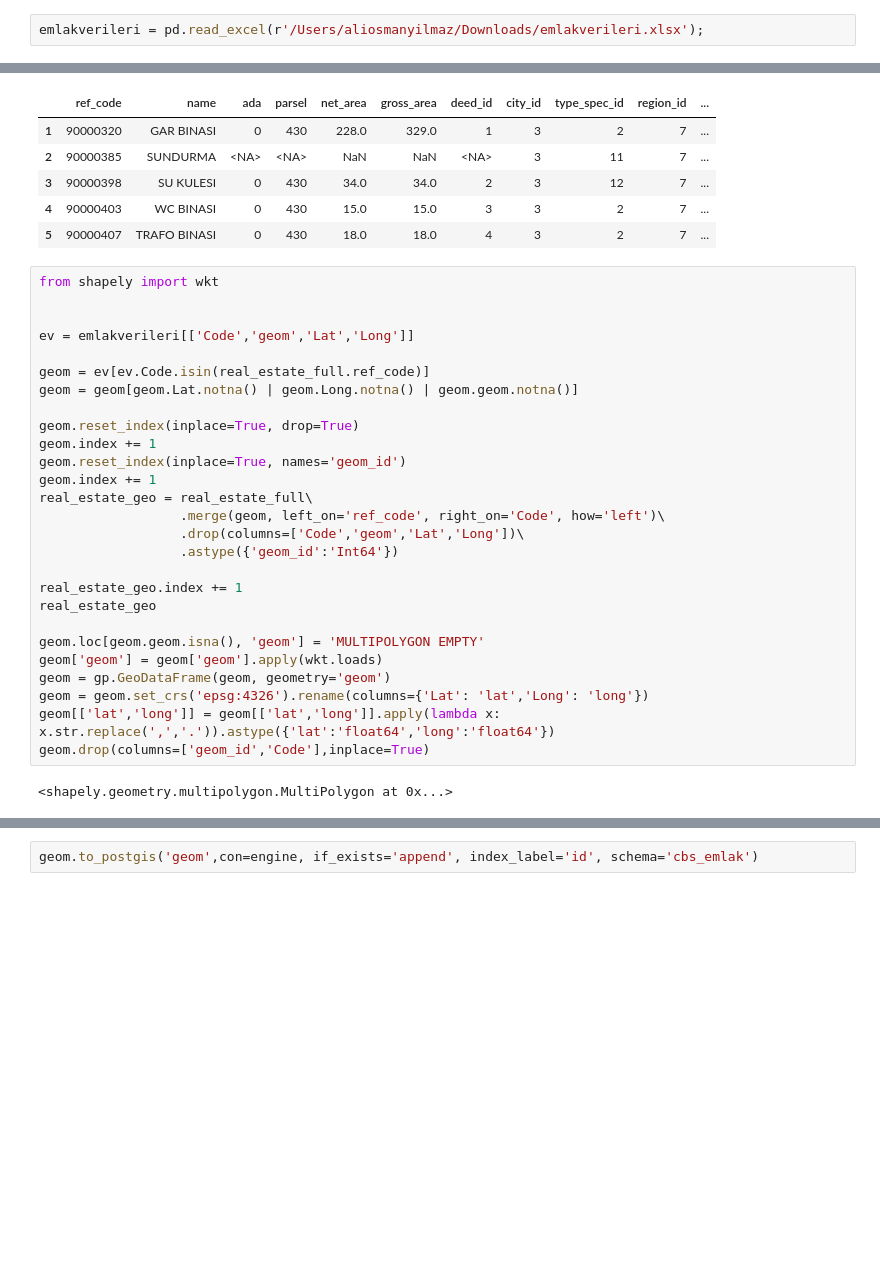
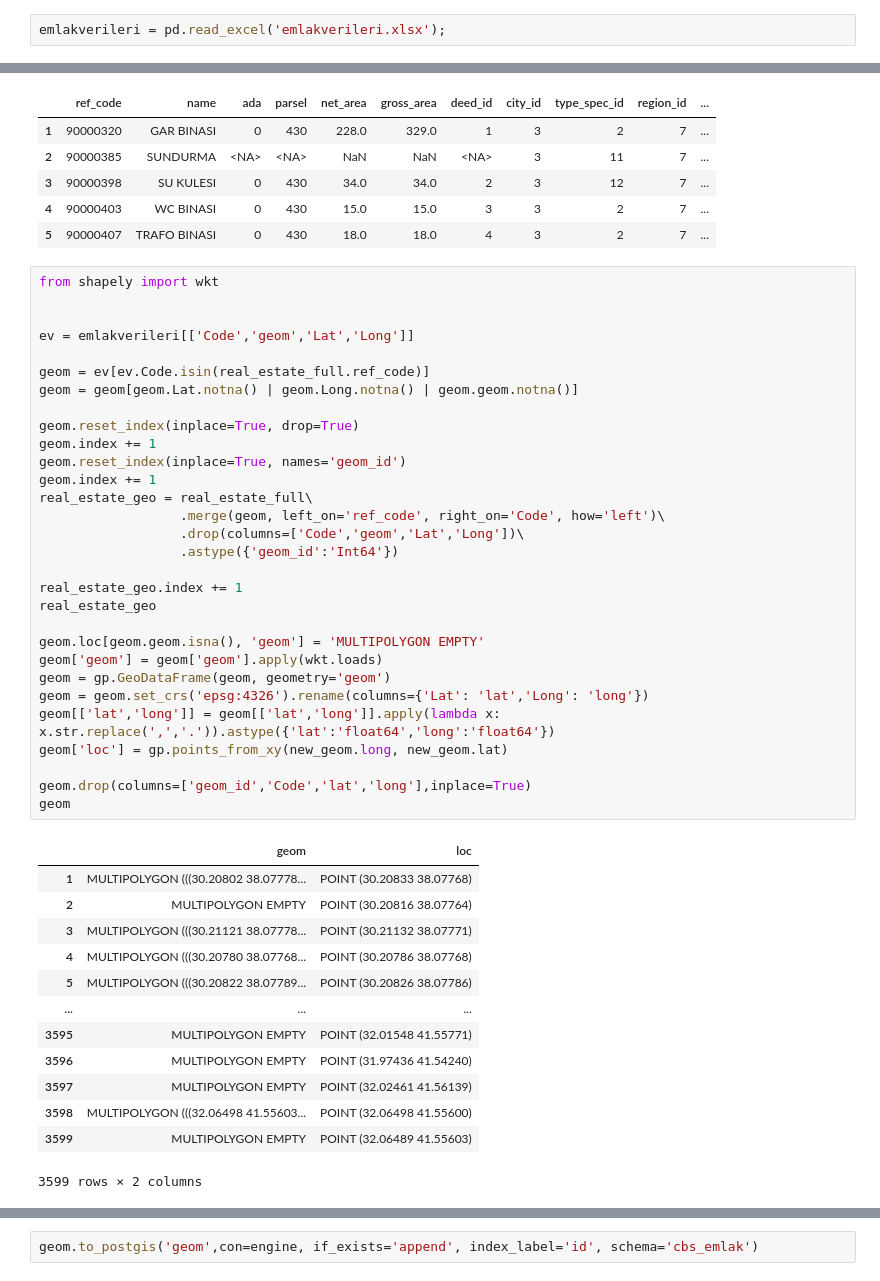
Before and after one commit to kurtgodel1/emlak, a Jupyter notebook: emlak.ipynb, the cells around one changed output, grey strips where cells are left out. Saved outputs shown, nothing was run; the diff lists cells and outputs as text; blank space fills up the shorter version.

```diff
--- a/emlak.ipynb
+++ b/emlak.ipynb
@@ -229,7 +231,7 @@ typ.to_sql('type_spec',con=engine, if_exists='append', index_label='id')
 # %% [output]
 144
 # %%
-emlakverileri = pd.read_excel(r'/Users/aliosmanyilmaz/Downloads/emlakverileri.xlsx');
+emlakverileri = pd.read_excel('emlakverileri.xlsx');
 # %%
 building = emlakverileri[["Type", "Code", "ParentCode", "Region", "LocName","Hiyerarşi","City","FID","Ada","Parsel","TabanAlanı","ToplamİnşaatAlanı"]]
 building.dtypes
@@ -404,29 +406,44 @@ real_estate_full.head()
 # %%
 from shapely import wkt
 
 
 ev = emlakverileri[['Code','geom','Lat','Long']]
 
 geom = ev[ev.Code.isin(real_estate_full.ref_code)]
 geom = geom[geom.Lat.notna() | geom.Long.notna() | geom.geom.notna()]
 
 geom.reset_index(inplace=True, drop=True)
 geom.index += 1
 geom.reset_index(inplace=True, names='geom_id')
 geom.index += 1
 real_estate_geo = real_estate_full\
                   .merge(geom, left_on='ref_code', right_on='Code', how='left')\
                   .drop(columns=['Code','geom','Lat','Long'])\
                   .astype({'geom_id':'Int64'})
 
 real_estate_geo.index += 1
 real_estate_geo
 
 geom.loc[geom.geom.isna(), 'geom'] = 'MULTIPOLYGON EMPTY'
 geom['geom'] = geom['geom'].apply(wkt.loads)
 geom = gp.GeoDataFrame(geom, geometry='geom')
 geom = geom.set_crs('epsg:4326').rename(columns={'Lat': 'lat','Long': 'long'})
 geom[['lat','long']] = geom[['lat','long']].apply(lambda x: x.str.replace(',','.')).astype({'lat':'float64','long':'float64'})
-geom.drop(columns=['geom_id','Code'],inplace=True)
+geom['loc'] = gp.points_from_xy(new_geom.long, new_geom.lat)
+
+geom.drop(columns=['geom_id','Code','lat','long'],inplace=True)
+geom
 # %% [output]
+|  | geom | loc |
+| 1 | MULTIPOLYGON (((30.20802 38.07778... | POINT (30.20833 38.07768) |
+| 2 | MULTIPOLYGON EMPTY | POINT (30.20816 38.07764) |
+| 3 | MULTIPOLYGON (((30.21121 38.07778... | POINT (30.21132 38.07771) |
+| 4 | MULTIPOLYGON (((30.20780 38.07768... | POINT (30.20786 38.07768) |
+| 5 | MULTIPOLYGON (((30.20822 38.07789... | POINT (30.20826 38.07786) |
+| ... | ... | ... |
+| 3595 | MULTIPOLYGON EMPTY | POINT (32.01548 41.55771) |
+| 3596 | MULTIPOLYGON EMPTY | POINT (31.97436 41.54240) |
+| 3597 | MULTIPOLYGON EMPTY | POINT (32.02461 41.56139) |
+| 3598 | MULTIPOLYGON (((32.06498 41.55603... | POINT (32.06498 41.55600) |
+| 3599 | MULTIPOLYGON EMPTY | POINT (32.06489 41.55603) |
-<shapely.geometry.multipolygon.MultiPolygon at 0x...>
+3599 rows × 2 columns
```
Also changed, not shown: parts of 5 cells of this notebook.
